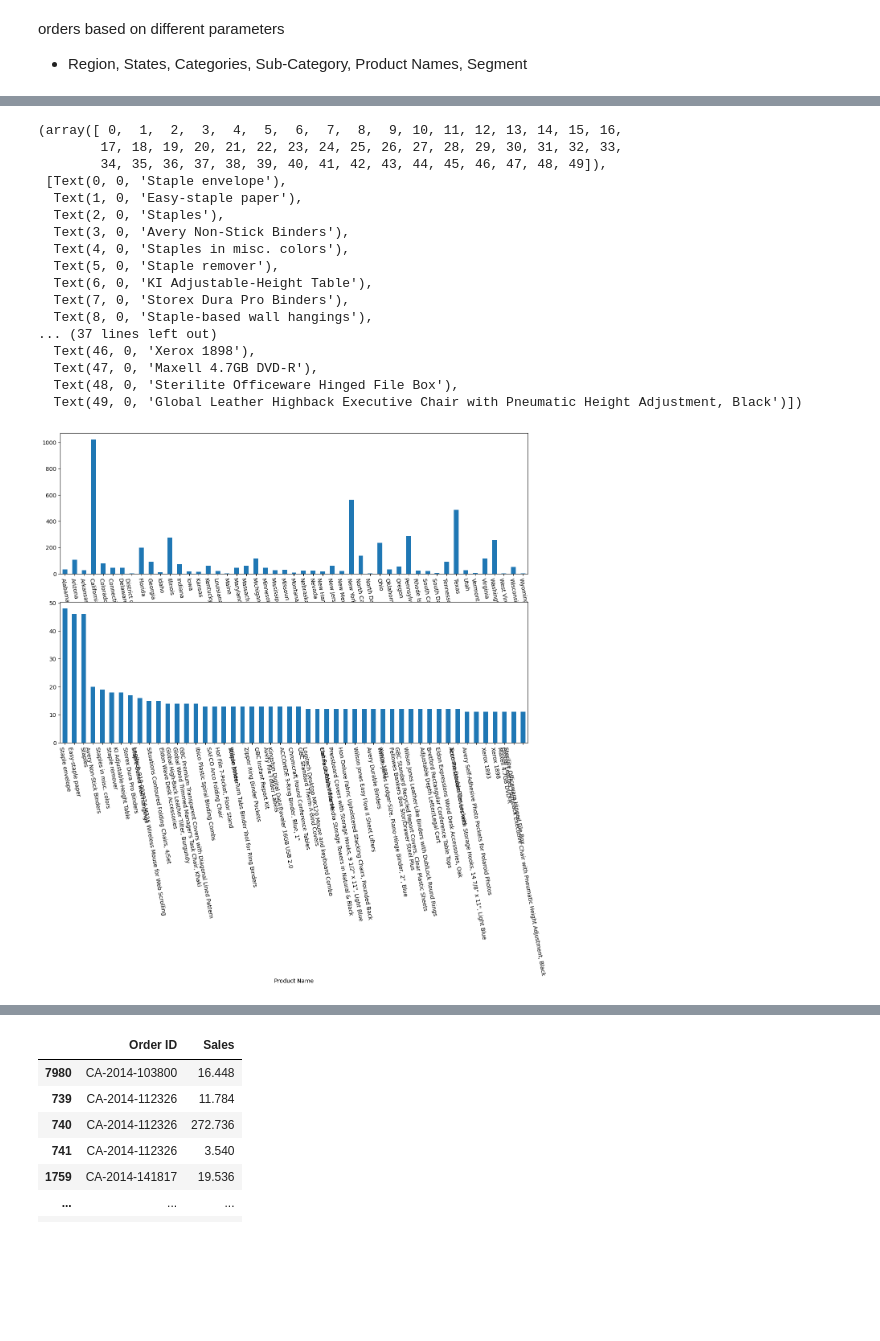
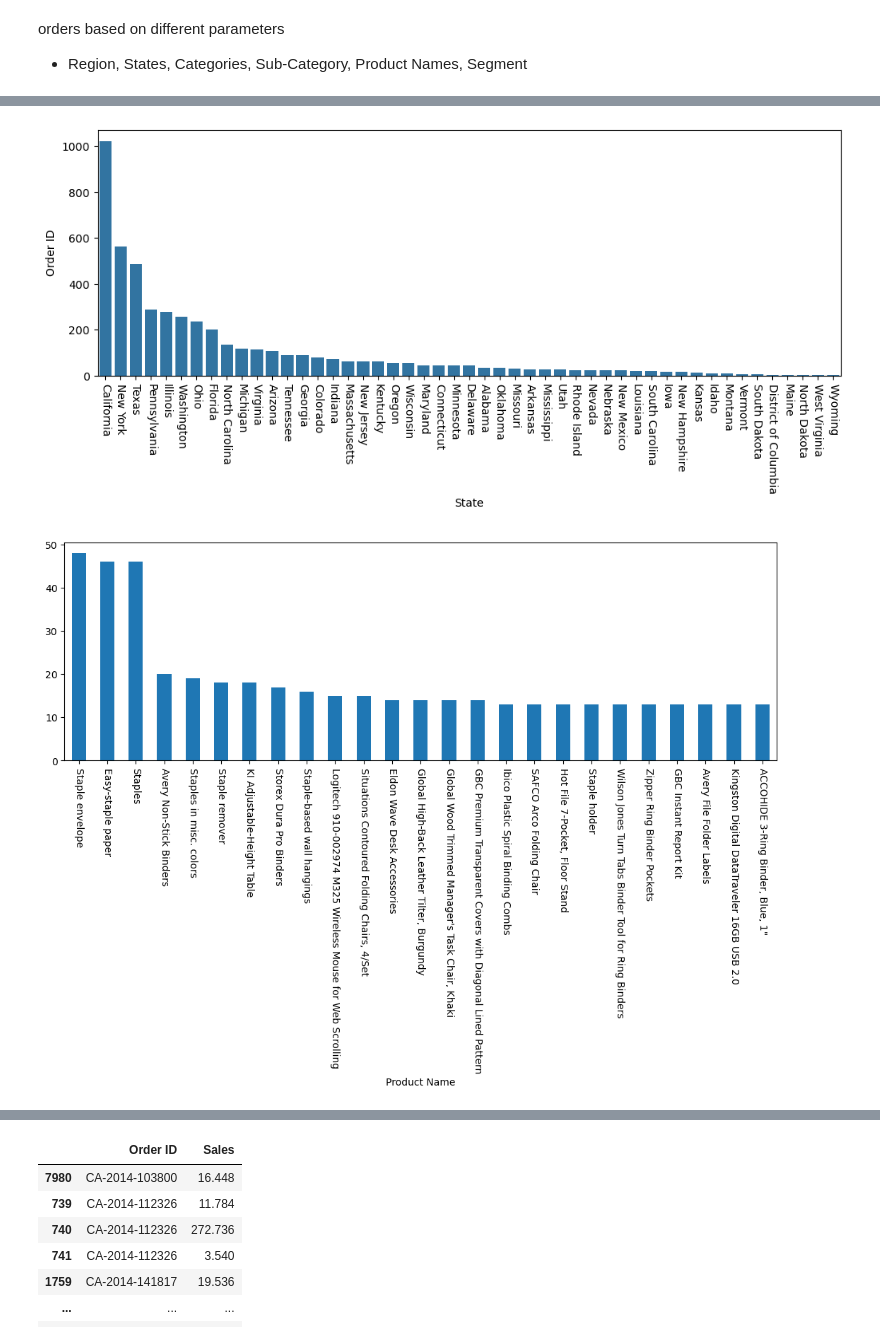
Before and after one commit to Aniket-Raikwar1/Superstore, a Jupyter notebook: Notebooks/Store_Analysis.ipynb, the cells around one changed output, grey strips where cells are left out. Saved outputs shown, nothing was run; the diff lists cells and outputs as text; code cells hidden in the pictures; blank space fills up the shorter version.

Commit message:
Order based Visualizations

```diff
--- a/Notebooks/Store_Analysis.ipynb
+++ b/Notebooks/Store_Analysis.ipynb
@@ -323,32 +295,18 @@ plt.xticks(rotation = 280)
 [figure]
+# %%
+plt.figure(figsize=(12,4))
+
+# Orders based on States
+tab = orders.groupby(['State'])['Order ID'].nunique().reset_index().sort_values(by='Order ID',ascending = False)
+sns.barplot(data=tab,x='State',y='Order ID')
+x,y = plt.xticks(rotation = 270)
+# %% [output]
+[figure, added]
 # %%
-plt.figure(figsize=(15,10))
-plt.subplot(2,1,1)
+plt.figure(figsize=(13,4))
 
-# Orders based on States
-orders.groupby(['State'])['Order ID'].nunique().plot(kind="bar")
-plt.xticks(rotation = 280)
-
-plt.subplot(2,1,2)
 # Products orders
-orders['Product Name'].value_counts().head(50).plot(kind='bar')
-plt.xticks(rotation = 280)
+orders['Product Name'].value_counts().head(25).plot(kind='bar')
+x,y = plt.xticks(rotation = 270)
 # %% [output]
-(array([ 0,  1,  2,  3,  4,  5,  6,  7,  8,  9, 10, 11, 12, 13, 14, 15, 16,
-        17, 18, 19, 20, 21, 22, 23, 24, 25, 26, 27, 28, 29, 30, 31, 32, 33,
-        34, 35, 36, 37, 38, 39, 40, 41, 42, 43, 44, 45, 46, 47, 48, 49]),
- [Text(0, 0, 'Staple envelope'),
-  Text(1, 0, 'Easy-staple paper'),
-  Text(2, 0, 'Staples'),
-  Text(3, 0, 'Avery Non-Stick Binders'),
-  Text(4, 0, 'Staples in misc. colors'),
-  Text(5, 0, 'Staple remover'),
-  Text(6, 0, 'KI Adjustable-Height Table'),
-  Text(7, 0, 'Storex Dura Pro Binders'),
-  Text(8, 0, 'Staple-based wall hangings'),
-... (37 lines left out)
-  Text(46, 0, 'Xerox 1898'),
-  Text(47, 0, 'Maxell 4.7GB DVD-R'),
-  Text(48, 0, 'Sterilite Officeware Hinged File Box'),
-  Text(49, 0, 'Global Leather Highback Executive Chair with Pneumatic Height Adjustment, Black')])
-[figure, old version]
+[figure, new version]
```
Also changed, not shown: parts of 10 cells of this notebook.
